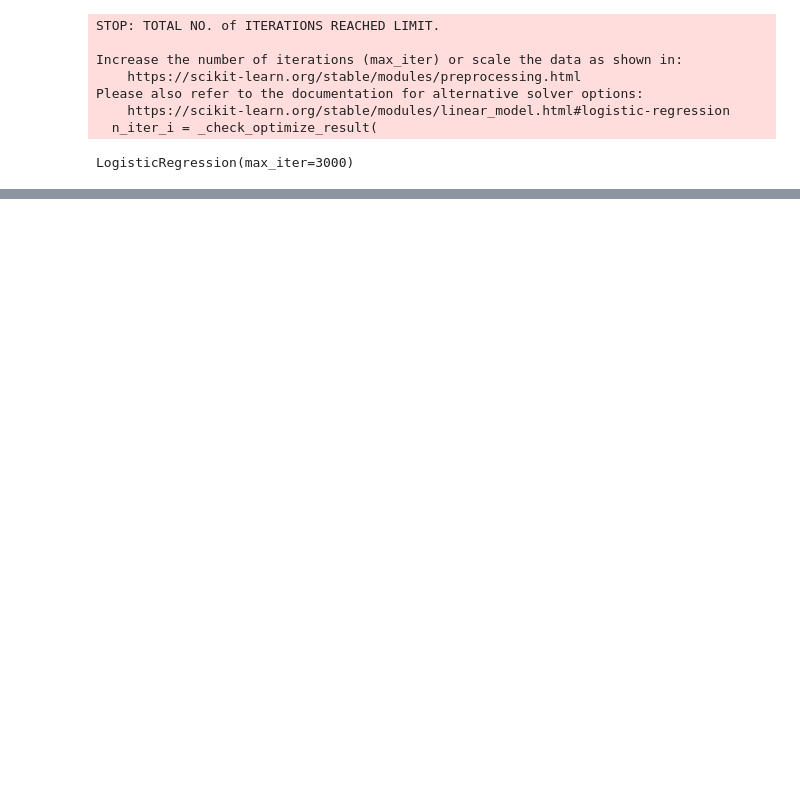
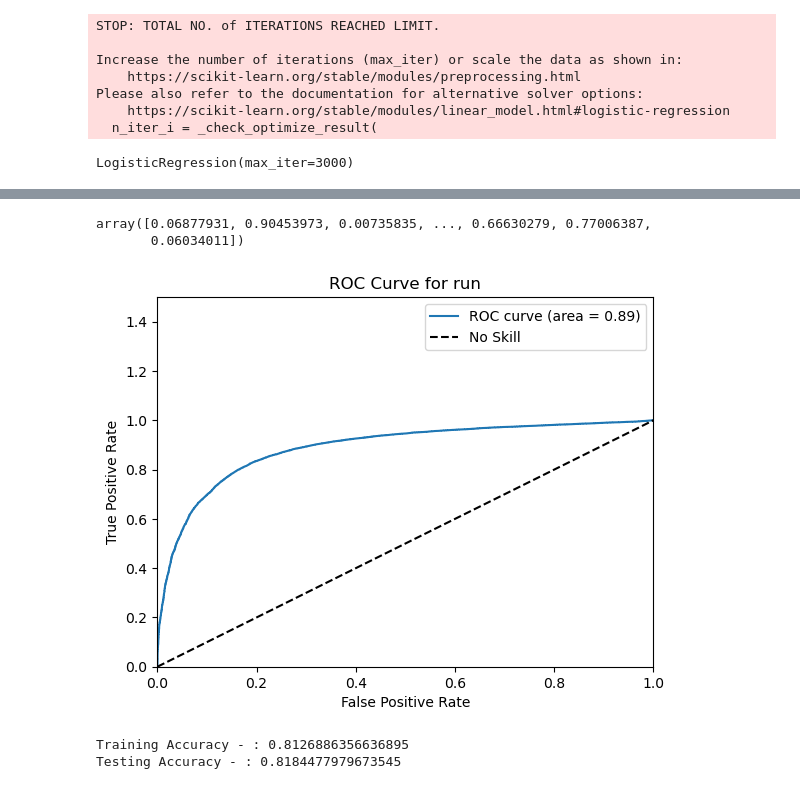
Before and after one commit to AnjaliDadheech/Linear-Regression, a Jupyter notebook: Airline_data_lr.ipynb, the cells around one changed output, grey strips where cells are left out. Drawn from its saved outputs; the diff is of its cells as text; code cells hidden in the pictures; blank space fills up the shorter version.

Commit message:
logistic regression ROC curve

```diff
--- a/Airline_data_lr.ipynb
+++ b/Airline_data_lr.ipynb
@@ -244 +190,3 @@ model=LogisticRegression(max_iter=3000)
 X_train, X_test, y_train, y_test = train_test_split(X, y, test_size=0.25, random_state=40)
+# %%
+logreg = model.fit(X_train, y_train.astype(int))
@@ -255,0 +230,2 @@ LogisticRegression(max_iter=3000)
+# %%
+y_pred_proba = model.predict_proba(X_test)[:, 1]
@@ -255,0 +236,29 @@ LogisticRegression(max_iter=3000)
+# %%
+y_pred_proba
+# %% [output]
+array([0.06877931, 0.90453973, 0.00735835, ..., 0.66630279, 0.77006387,
+       0.06034011])
+# %%
+fpr, tpr, thresholds = roc_curve(y_test.astype(int), y_pred_proba)
+# %%
+roc_auc = auc(fpr, tpr)
+# %%
+plt.figure()
+plt.plot(fpr, tpr, label='ROC curve (area = %0.2f)' % roc_auc)
+plt.plot([0, 1], [0, 1], 'k--', label='No Skill')
+plt.xlim([0.0, 1.0])
+plt.ylim([0.0, 1.5])
+plt.xlabel('False Positive Rate')
+plt.ylabel('True Positive Rate')
+plt.title('ROC Curve for run')
+plt.legend()
+plt.show()
+# %% [output]
+[figure, added]
+# %%
+pred = model.predict(X_test)
+print (f'Training Accuracy - : {model.score(X_train,y_train.astype(int))}')
+print (f'Testing Accuracy - : {model.score(X_test,y_test.astype(int))}')
+# %% [output]
+Training Accuracy - : 0.8126886356636895
+Testing Accuracy - : 0.8184477979673545
```
Also changed, not shown: parts of 29 cells of this notebook.
